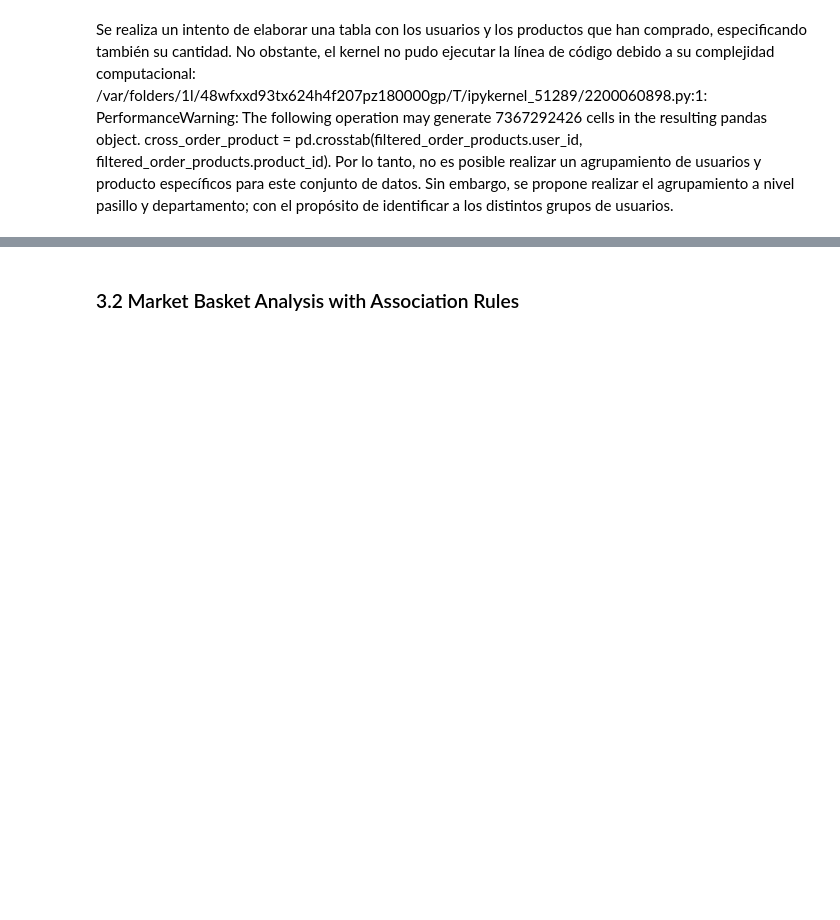
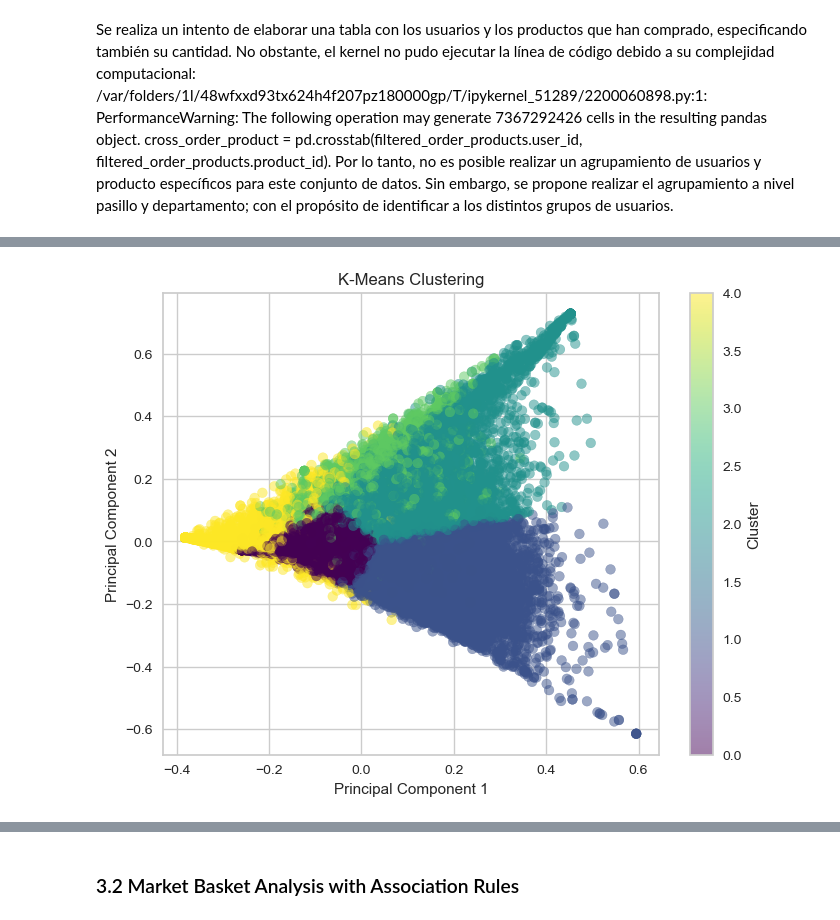
Before and after one commit to ArturoGarzaTec/TC3002B.504_Equipo6, a Jupyter notebook: Reto_TC3002.ipynb, the cells around one changed output, grey strips where cells are left out. Saved outputs shown, nothing was run; the diff lists cells and outputs as text; code cells hidden in the pictures; blank space fills up the shorter version.

```diff
--- a/Reto_TC3002.ipynb
+++ b/Reto_TC3002.ipynb
@@ -143,0 +222,24 @@ Error:
+# %%
+from sklearn.cluster import KMeans
+#Initialize the class object
+kmeans = KMeans(n_clusters= 5, random_state=42)
+
+#predict the labels of clusters.
+label = kmeans.fit(pca_df)
+
+cluster_labels = kmeans.labels_
+len(cluster_labels)
+
+pred = kmeans.predict(pca_df)
+
+# Plotting the clusters
+plt.figure(figsize=(8, 6))
+plt.scatter(pca_df[0], pca_df[1], c=cluster_labels, cmap='viridis', marker='o', alpha=0.5)
+plt.title('K-Means Clustering')
+plt.xlabel('Principal Component 1')
+plt.ylabel('Principal Component 2')
+plt.colorbar(label='Cluster')
+plt.grid(True)
+plt.show()
+# %% [output]
+[figure, added]
```
Also changed, not shown: parts of 26 cells of this notebook, 6 other files.
